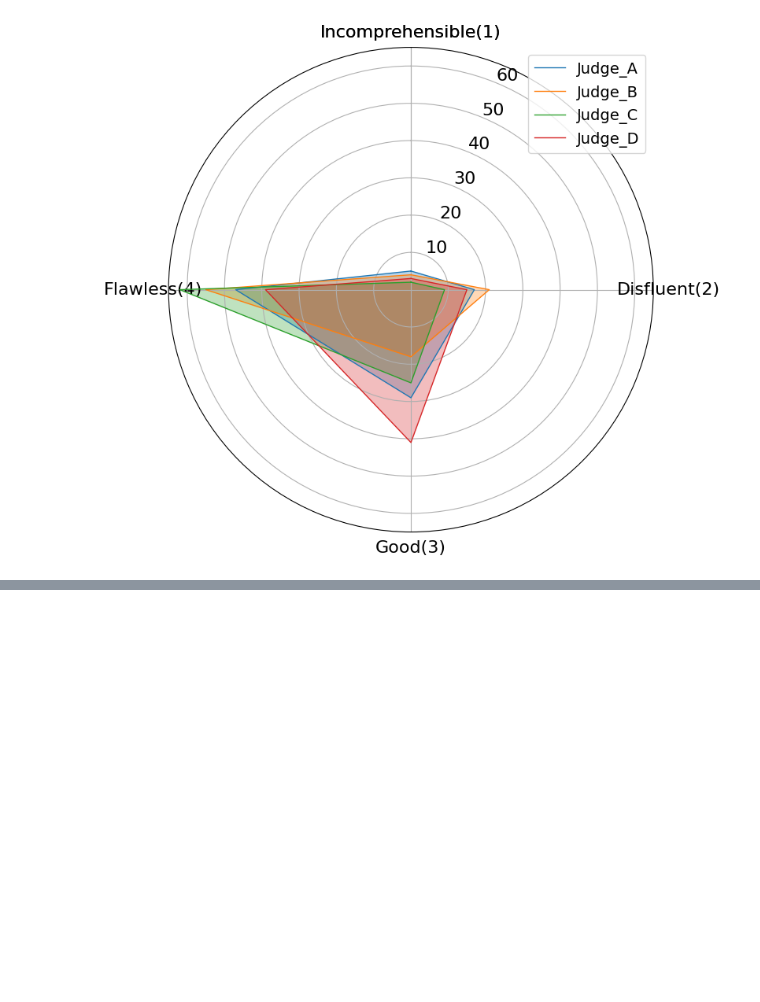
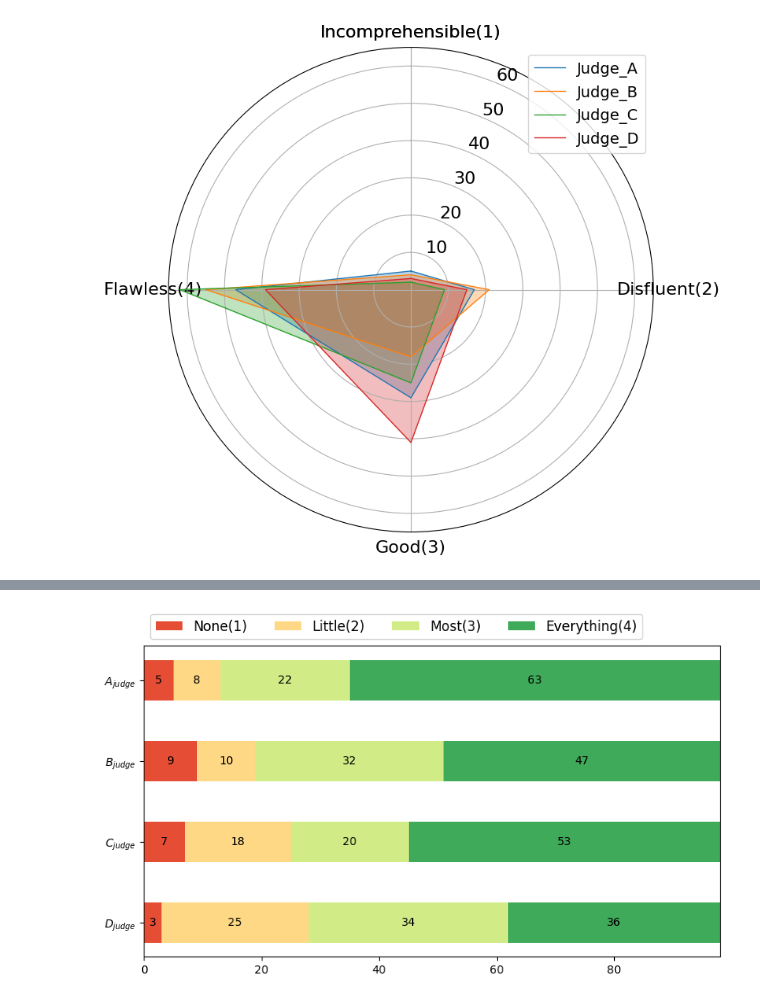
Before and after one commit to trotacodigos/ES-KO_NMT_Evaluation, a Jupyter notebook: display.ipynb, the cells around one changed output, grey strips where cells are left out. Drawn from its saved outputs; the diff is of its cells as text; code cells hidden in the pictures; blank space fills up the shorter version.

```diff
--- a/radar_plot.ipynb
+++ b/display.ipynb
@@ -108,0 +151,14 @@ saved
+# %%
+categories = 'None(1) Little(2) Most(3) Everything(4)'.split()
+results = {
+    '$A_{judge}$': [5, 8, 22, 63],
+    '$B_{judge}$': [9, 10, 32, 47],
+    '$C_{judge}$': [7, 18, 20, 53],
+    '$D_{judge}$': [3, 25, 34, 36],
+}
+# %%
+display(results, categories)
+plt.savefig('4.2.png', dpi=300)
+plt.show()
+# %% [output]
+[figure, added]
```
Also changed, not shown: parts of 7 cells of this notebook, 1 other file.
